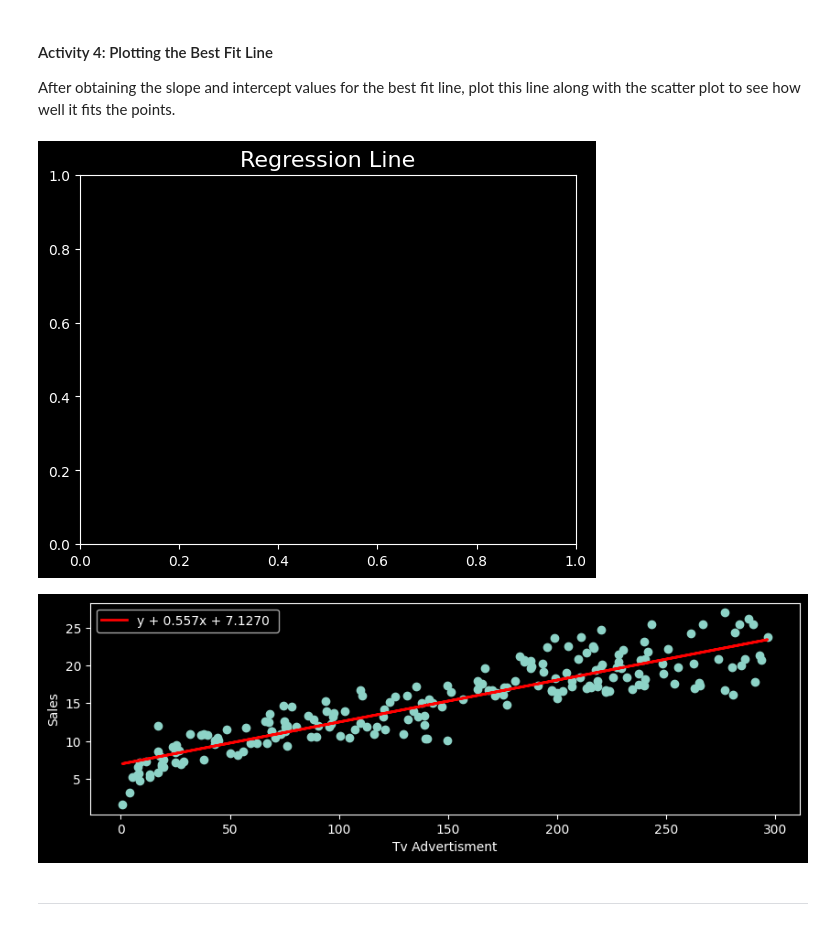
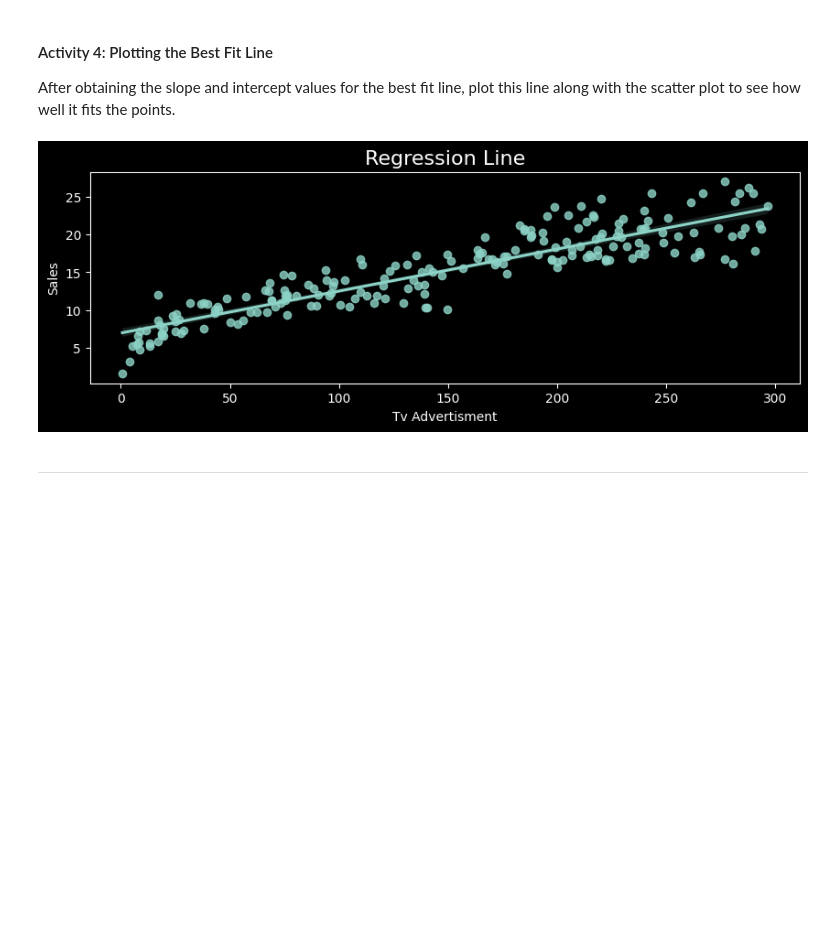
Before and after one commit to devadathen/datasciencelab, a Jupyter notebook: Copy_of_Studentcopy_of_CO2_Forecast_Sales_Using_Simple_Linear_Regression.ipynb, the cells around one changed output. Cells and saved outputs as stored; diff of their text form; code cells hidden in the pictures; blank space fills up the shorter version.

```diff
--- a/Copy_of_Studentcopy_of_CO2_Forecast_Sales_Using_Simple_Linear_Regression.ipynb
+++ b/Copy_of_Studentcopy_of_CO2_Forecast_Sales_Using_Simple_Linear_Regression.ipynb
@@ -136,19 +136,17 @@ After obtaining the slope and intercept values for the best fit line, plot this
 # %%
 #  Plot the regression line in the scatter plot between Sales and TV advertisment values.
 import matplotlib.pyplot as plt
+import seaborn as sns
 plt.style.use("dark_background")
+
+plt.figure(figsize=(10,3))
 plt.title("Regression Line",fontsize=16)
-plt.figure(figsize=(10,3))
-plt.scatter(x,y)
-plt.plot(df['TV'],slope*df['TV']+intercept,color='r',linewidth=2,label="y + 0.557x + 7.1270 ")
-# plt.regplot(x,y)
+sns.regplot(x=df['TV'],y=df['Sales'])
 plt.xlabel("Tv Advertisment")
 plt.ylabel("Sales")
-plt.legend()
 plt.show()
 # %% [output]
-[figure, old version]
+[figure, new version]
-[figure, removed]
 # %% [markdown]
 ---
 # %% [markdown]
```
Also changed, not shown: parts of 1 cell of this notebook.
